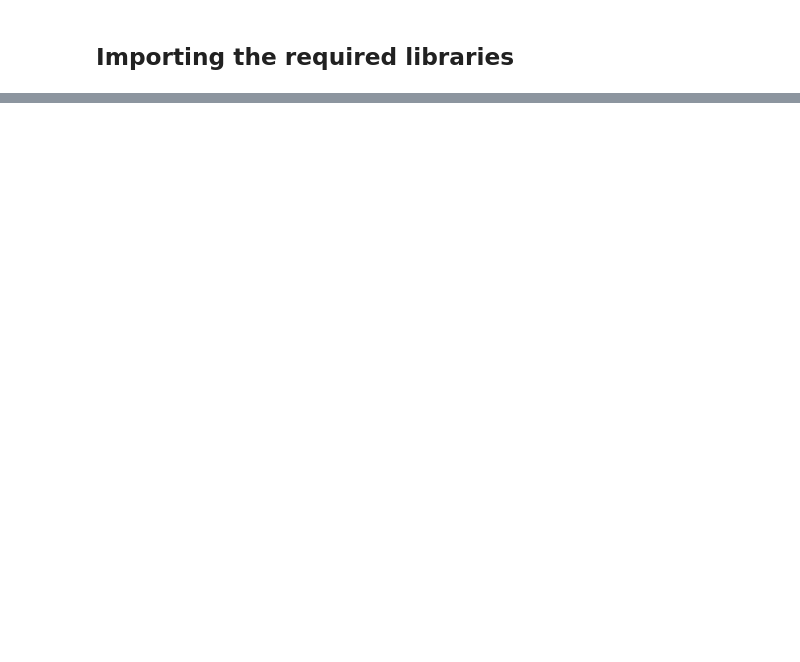
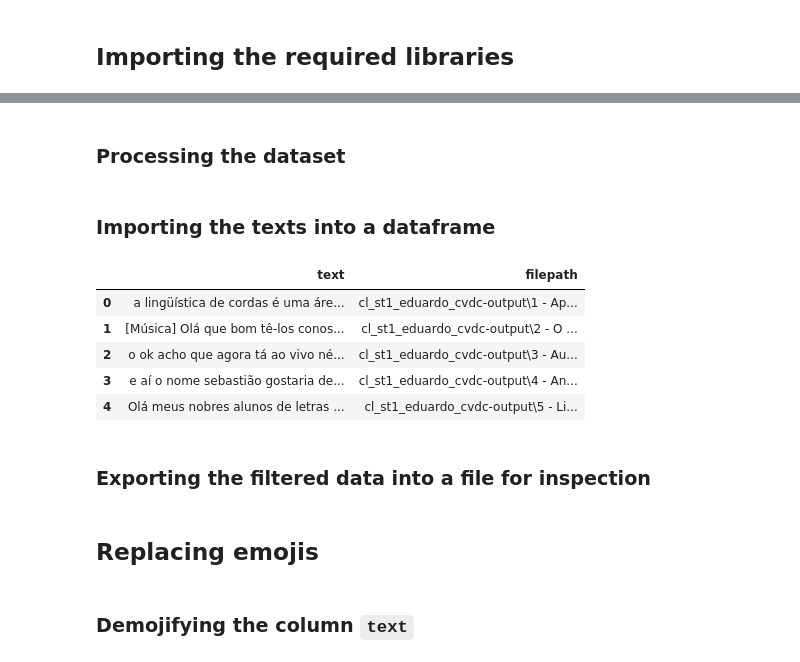
Before and after one commit to laelgelc/cl_st1_eduardo, a Jupyter notebook: CL_St1_Ph1_Eduardo.ipynb, the cells around one changed output, grey strips where cells are left out. Saved outputs shown, nothing was run; the diff lists cells and outputs as text; code cells hidden in the pictures; blank space fills up the shorter version.

```diff
--- a/CL_St1_Ph1_Eduardo.ipynb
+++ b/CL_St1_Ph1_Eduardo.ipynb
@@ -52,11 +422,0 @@ Copilot's response can be found here: [YouTube Videos on Linguistics and Discour
-# %%
-# Check if the output directory already exists. If it does, do nothing. If it doesn't exist, create it.
-if os.path.exists(output_directory):
-    print('Output directory already exists.')
-else:
-    try:
-        os.makedirs(output_directory)
-        print('Output directory successfully created.')
-    except OSError as e:
-        print('Failed to create the directory:', e)
-        sys.exit(1)
@@ -100,0 +433,3 @@ DownloadError: ERROR: [youtube] QiyQHUGgmi4: Sign in to confirm you’re not a b
+# %%
+input_directory = 'cl_st1_eduardo_cvdc'
+output_directory = input_directory + '-output'
@@ -100,0 +482,2 @@ DownloadError: ERROR: [youtube] QiyQHUGgmi4: Sign in to confirm you’re not a b
+# %% [markdown]
+### Processing the dataset
@@ -100,0 +486,41 @@ DownloadError: ERROR: [youtube] QiyQHUGgmi4: Sign in to confirm you’re not a b
+# %% [markdown]
+### Importing the texts into a dataframe
+# %%
+def read_file_contents(file_path):
+    try:
+        with open(file_path, 'r', encoding='utf-8') as f:
+            return f.read()
+    except Exception as e:
+        print(f'Error reading file {file_path}: {e}')
+        return None
+
+def process_output_directory(output_directory):
+    # Initialize an empty list to store data
+    data = []
+
+    # Recursively iterate through the output_directory
+    for root, _, files in os.walk(output_directory):
+        for filename in files:
+            file_path = os.path.join(root, filename)
+            file_contents = read_file_contents(file_path)
+            if file_contents is not None:
+                data.append({'text': file_contents, 'filepath': file_path})
+
+    # Create a DataFrame from the collected data
+    df = pd.DataFrame(data)
+
+    return df
+
+# Importing the texts into the dataframe 'df_tweets_filtered'. Even though this study does not relate to 'tweets', this dataframe name is adopted in order to enable code reuse in subsequent processing stages
+df_tweets_filtered = process_output_directory(output_directory)
+# %%
+df_tweets_filtered
+# %% [output]
+|  | text | filepath |
+| 0 | a lingüística de cordas é uma áre... | cl_st1_eduardo_cvdc-output\1 - Ap... |
+| 1 | [Música] Olá que bom tê-los conos... | cl_st1_eduardo_cvdc-output\2 - O ... |
+| 2 | o ok acho que agora tá ao vivo né... | cl_st1_eduardo_cvdc-output\3 - Au... |
+| 3 | e aí o nome sebastião gostaria de... | cl_st1_eduardo_cvdc-output\4 - An... |
+| 4 | Olá meus nobres alunos de letras ... | cl_st1_eduardo_cvdc-output\5 - Li... |
+# %% [markdown]
+### Exporting the filtered data into a file for inspection
@@ -100,0 +529,4 @@ DownloadError: ERROR: [youtube] QiyQHUGgmi4: Sign in to confirm you’re not a b
+# %% [markdown]
+## Replacing emojis
+# %% [markdown]
+### Demojifying the column `text`
```
Also changed, not shown: parts of 95 cells of this notebook, 4 other files.
